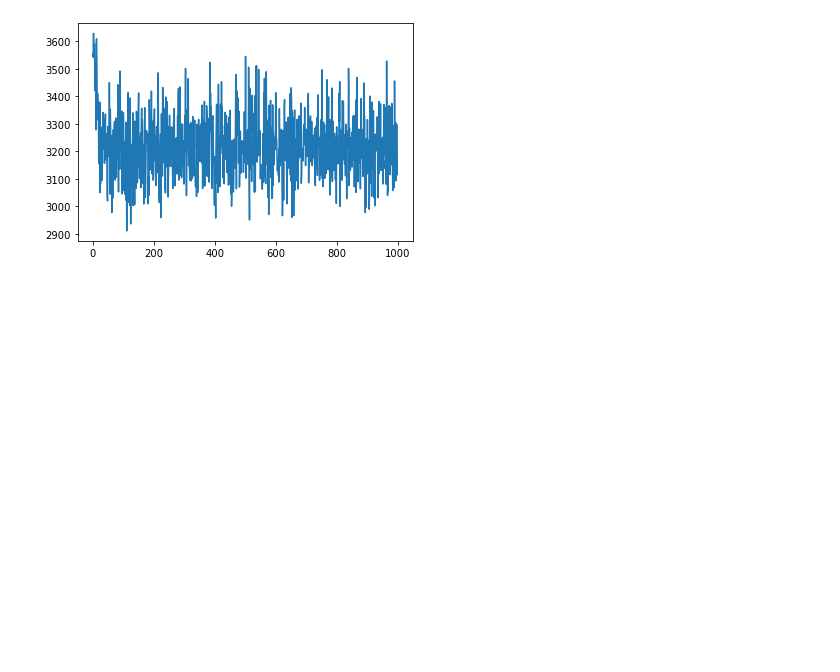
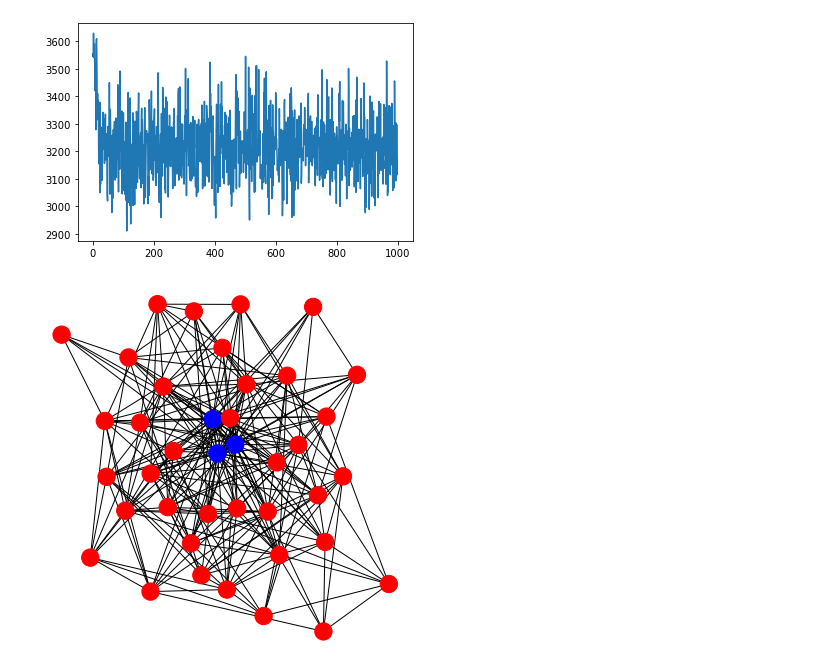
Before and after one commit to printfer/CS6490_NetworkSecurity_FinalProject, a Jupyter notebook: botembed/notebooks/CNH - deepwalk_src.ipynb, the cells around one changed output. Saved outputs shown, nothing was run; the diff lists cells and outputs as text; code cells hidden in the pictures; blank space fills up the shorter version.

Commit message:
test on random graph

```diff
--- a/botembed/notebooks/CNH - deepwalk_src.ipynb
+++ b/botembed/notebooks/CNH - deepwalk_src.ipynb
@@ -148,3 +148,20 @@ plt.plot(range(len(dw.loss_)), dw.loss_)
 plt.show()
 # %% [output]
 [figure]
+# %%
+# Random Graph
+G = nx.stochastic_block_model(sizes=[3,37],
+                              p = [[1, 0.8],
+                                   [0.8, 0.25]],
+                              seed=1138)
+# %%
+colors = ['blue', 'red']
+color_map = []
+for c, partition in enumerate(G.graph['partition']):
+    for node in partition:
+        color_map.append(colors[c])
+plt.figure(figsize=(5,5))
+nx.draw(G, node_color=color_map, pos=nx.spring_layout(G))
+plt.show()
+# %% [output]
+[figure, added]
```
Also changed, not shown: parts of 2 cells of this notebook.
